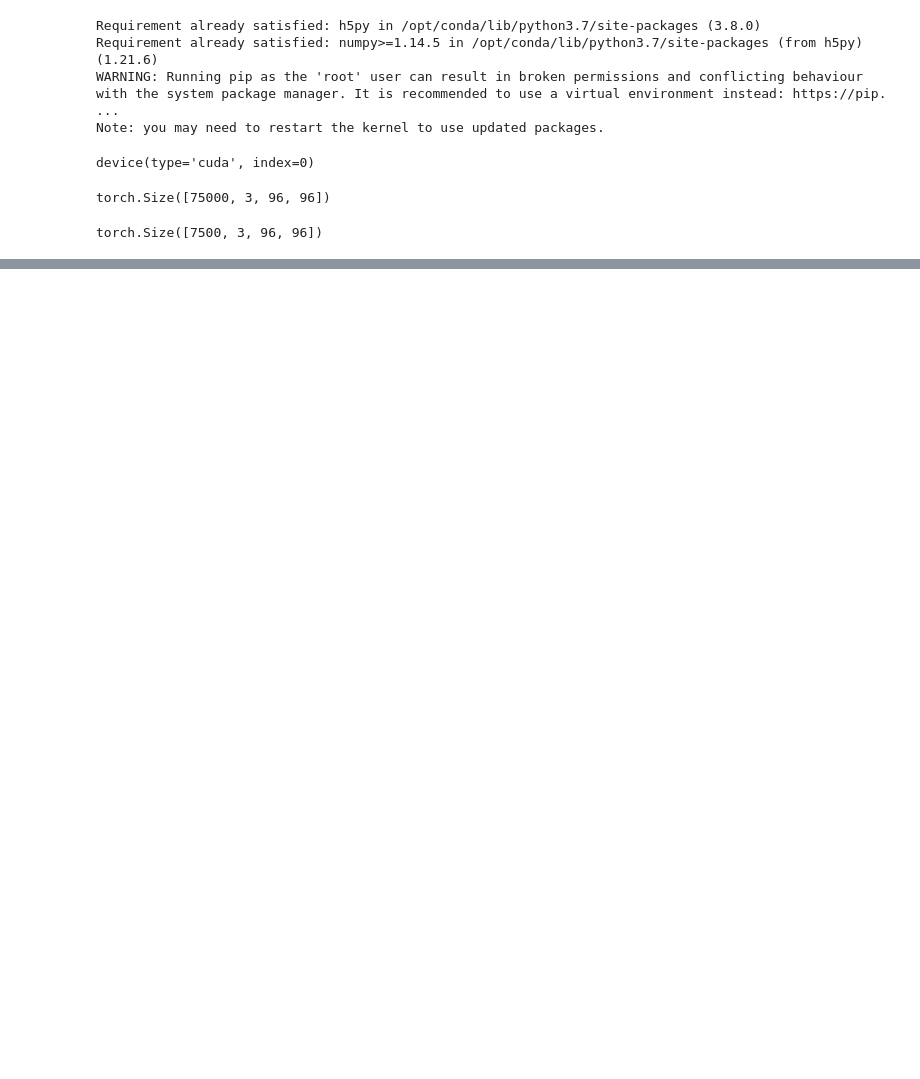
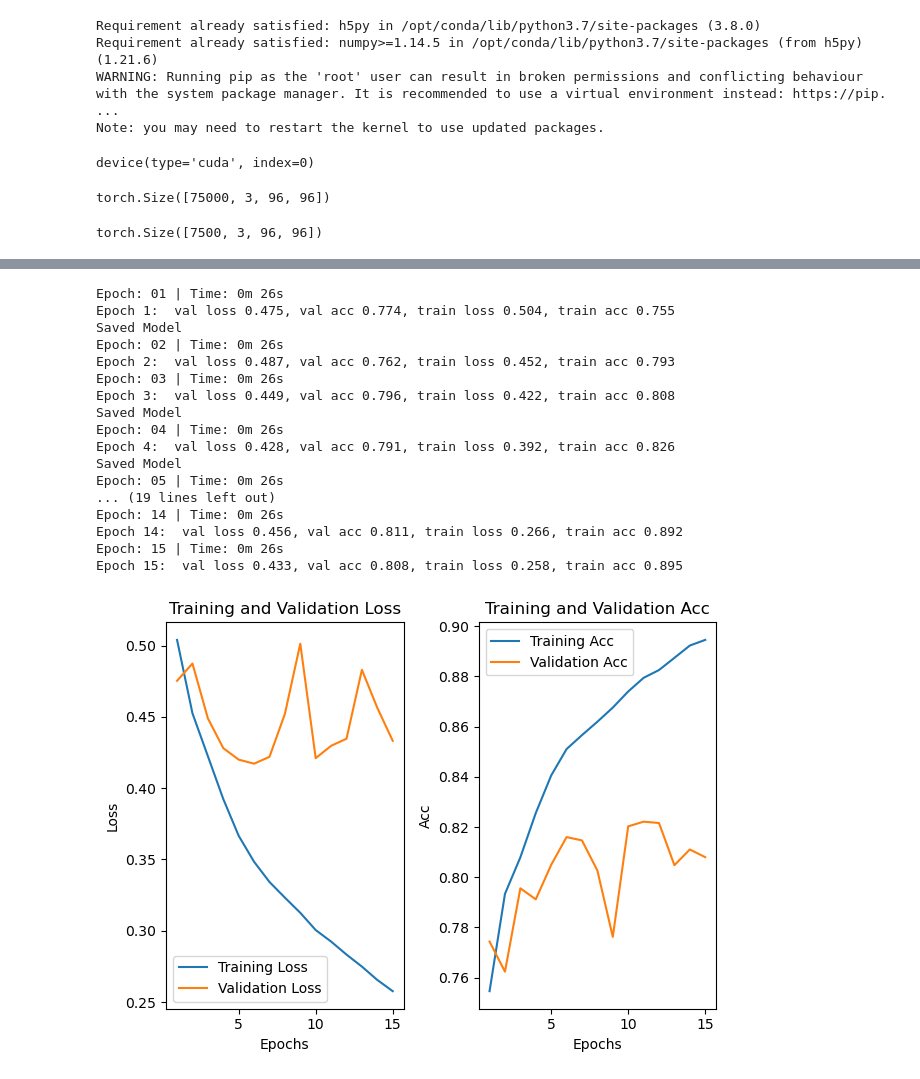
Before and after one commit to cs449w23/project-cs_get_degrees, a Jupyter notebook: CNN_rodney.ipynb, the cells around one changed output, grey strips where cells are left out. Drawn from its saved outputs; the diff is of its cells as text; code cells hidden in the pictures; blank space fills up the shorter version.

```diff
--- a/CNN_rodney.ipynb
+++ b/CNN_rodney.ipynb
@@ -389,0 +419,22 @@ Epoch 10:  val loss 0.389, val acc 0.837, train loss 0.196, train acc 0.924
+# %%
+# train fc
+train_lstm(initial_channel_size=initial_channel_size, lr=lr, epochs=epochs)
+# %% [output]
+Epoch: 01 | Time: 0m 26s
+Epoch 1:  val loss 0.475, val acc 0.774, train loss 0.504, train acc 0.755
+Saved Model
+Epoch: 02 | Time: 0m 26s
+Epoch 2:  val loss 0.487, val acc 0.762, train loss 0.452, train acc 0.793
+Epoch: 03 | Time: 0m 26s
+Epoch 3:  val loss 0.449, val acc 0.796, train loss 0.422, train acc 0.808
+Saved Model
+Epoch: 04 | Time: 0m 26s
+Epoch 4:  val loss 0.428, val acc 0.791, train loss 0.392, train acc 0.826
+Saved Model
+Epoch: 05 | Time: 0m 26s
+... (19 lines left out)
+Epoch: 14 | Time: 0m 26s
+Epoch 14:  val loss 0.456, val acc 0.811, train loss 0.266, train acc 0.892
+Epoch: 15 | Time: 0m 26s
+Epoch 15:  val loss 0.433, val acc 0.808, train loss 0.258, train acc 0.895
+[figure, added]
```
Also changed, not shown: parts of 13 cells of this notebook.
